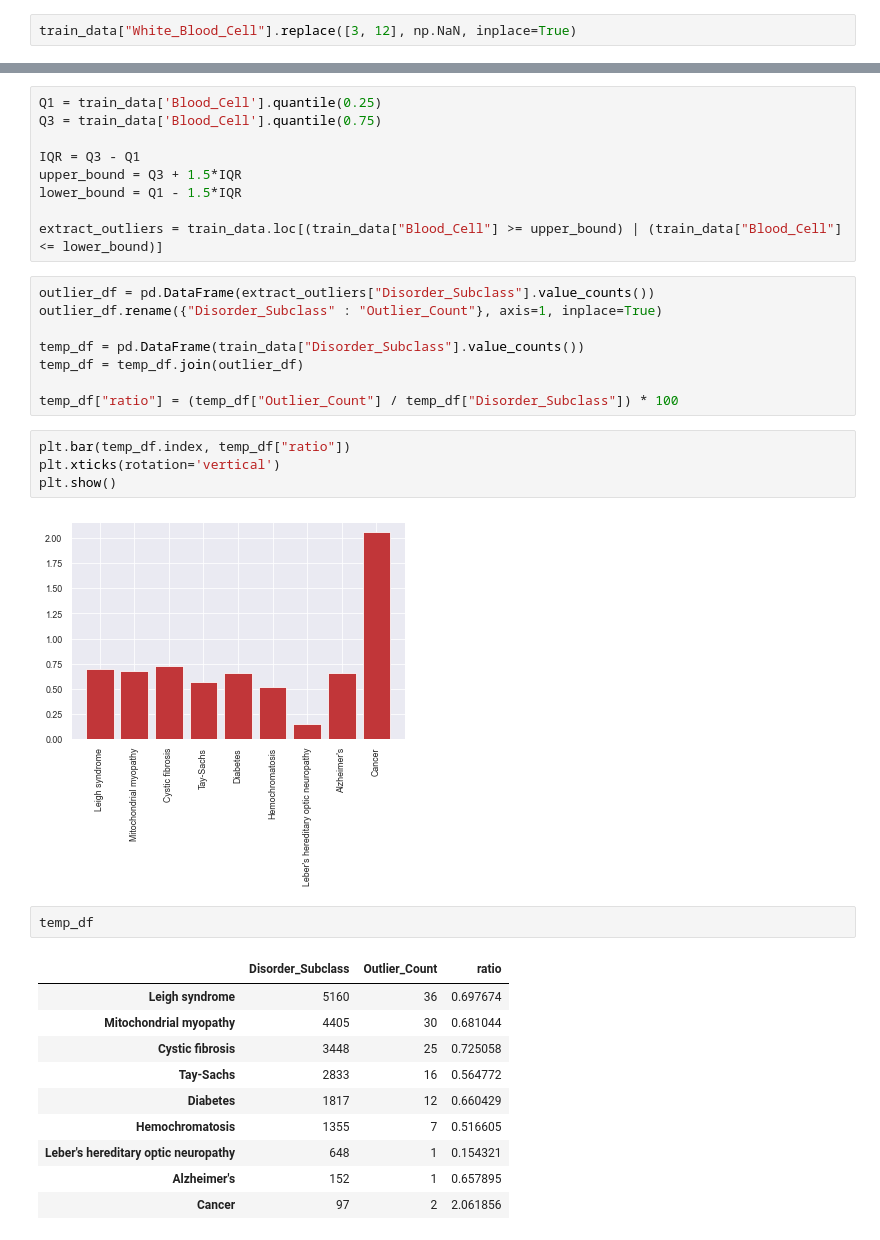
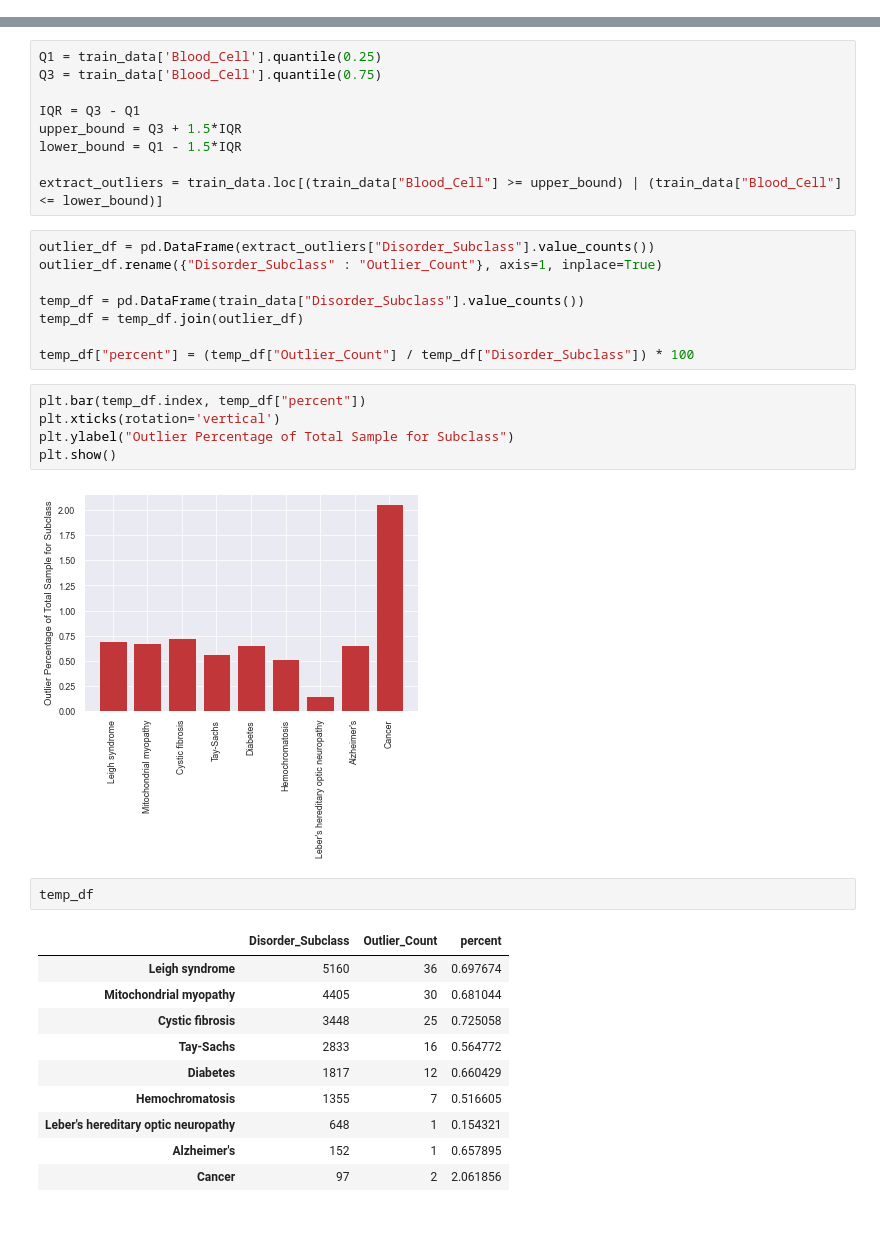
Before and after one commit to ehsung/Capstone-Project-2---Identify-Genetic-Disorder-is-Children, a Jupyter notebook: Notebooks/EDA.ipynb, the cells around one changed output, grey strips where cells are left out. Saved outputs shown, nothing was run; the diff lists cells and outputs as text.

```diff
--- a/Notebooks/EDA.ipynb
+++ b/Notebooks/EDA.ipynb
@@ -343,5 +343,3 @@ Looking at the summary for `White_Blood_Cell` with reference to the histogram di
-# %%
-train_data["White_Blood_Cell"].replace([3, 12], np.NaN, inplace=True)
 # %%
 plt.hist(train_data.White_Blood_Cell)
 plt.show()
@@ -633,17 +631,18 @@ outlier_df.rename({"Disorder_Subclass" : "Outlier_Count"}, axis=1, inplace=True)
 temp_df = pd.DataFrame(train_data["Disorder_Subclass"].value_counts())
 temp_df = temp_df.join(outlier_df)
 
-temp_df["ratio"] = (temp_df["Outlier_Count"] / temp_df["Disorder_Subclass"]) * 100
+temp_df["percent"] = (temp_df["Outlier_Count"] / temp_df["Disorder_Subclass"]) * 100
 # %%
-plt.bar(temp_df.index, temp_df["ratio"])
+plt.bar(temp_df.index, temp_df["percent"])
 plt.xticks(rotation='vertical')
+plt.ylabel("Outlier Percentage of Total Sample for Subclass")
 plt.show()
 # %% [output]
-[figure, old version]
+[figure, new version]
 # %%
 temp_df
 # %% [output]
-|  | Disorder_Subclass | Outlier_Count | ratio |
+|  | Disorder_Subclass | Outlier_Count | percent |
 | Leigh syndrome | 5160 | 36 | 0.697674 |
 | Mitochondrial myopathy | 4405 | 30 | 0.681044 |
 | Cystic fibrosis | 3448 | 25 | 0.725058 |
```
Also changed, not shown: parts of 21 cells of this notebook, 3 other files.
